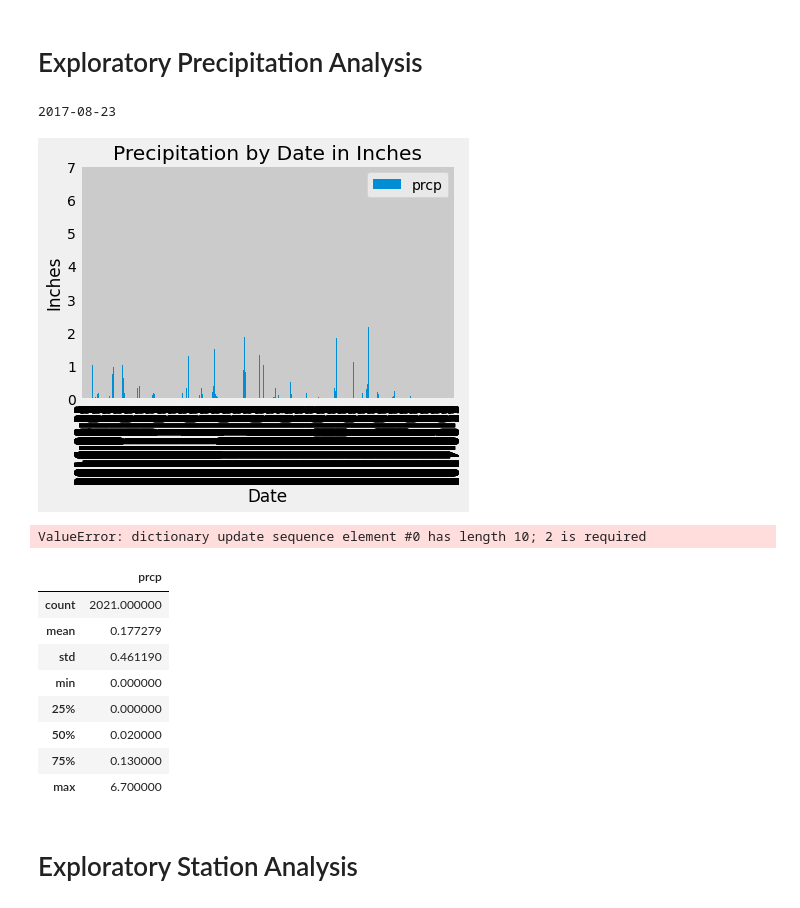
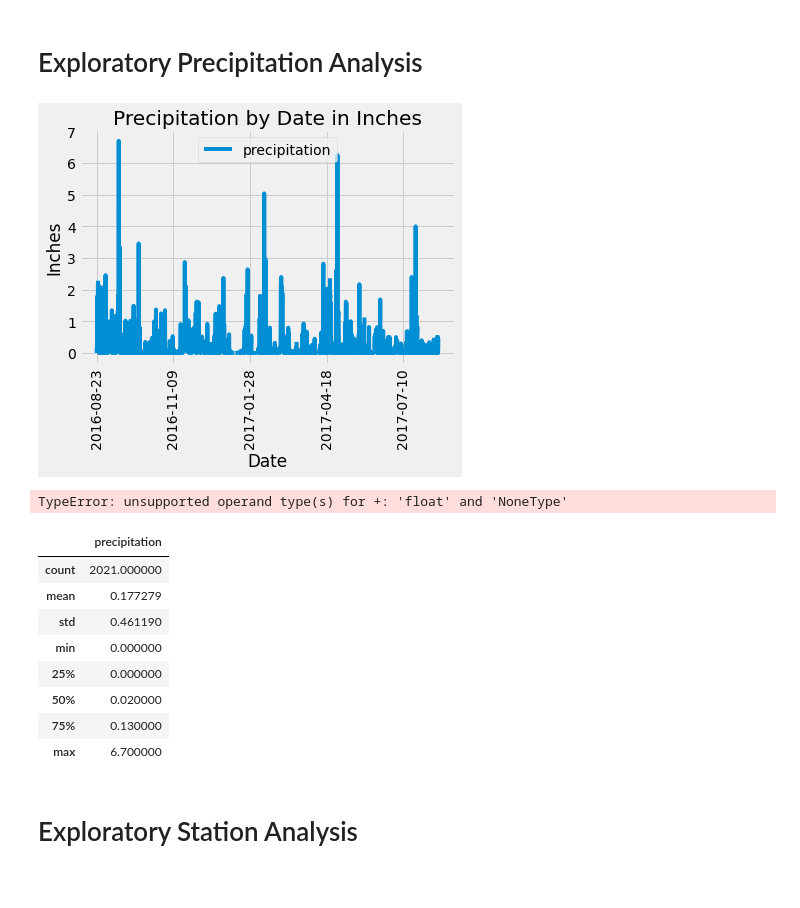
Before and after one commit to marybellavia/sqlalchemy-challenge, a Jupyter notebook: climate_starter.ipynb, the cells around one changed output. Saved outputs shown, nothing was run; the diff lists cells and outputs as text; code cells hidden in the pictures.

Commit message:
finished bar plot and some of the routes, still working

```diff
--- a/climate_starter.ipynb
+++ b/climate_starter.ipynb
@@ -64,47 +64,53 @@ elevation FLOAT
 # Find the most recent date in the data set.
 most_recent_tuple = session.query(Measurement.date).order_by(Measurement.date.desc()).first()
 most_recent_date = most_recent_tuple[0]
-print(most_recent_date)
+
+# Calculating the date one year from the last date in data set.
+prev_year = dt.date(2017, 8, 23) - dt.timedelta(days=365)
-# %% [output]
-2017-08-23
 # %%
 # Design a query to retrieve the last 12 months of precipitation data and plot the results.
 # Starting from the most recent data point in the database.
 # Using this date, retrieve the last 12 months of precipitation data by querying the
 # 12 preceding months of data. Note you do not pass in the date as a variable to your query.
-twelve_months = session.query(Measurement.date, Measurement.prcp).filter(Measurement.date >= '2016-08-23').order_by(Measurement.date).all()
+
+
+twelve_months = session.query(Measurement.date, Measurement.prcp).filter(Measurement.date >= prev_year).order_by(Measurement.date).all()
 
 # Save the query results as a Pandas DataFrame and set the index to the date column
 twelve_months_df = pd.DataFrame(twelve_months, columns=['date', 'prcp'])
-twelve_months_df.set_index('date', inplace=True)
+twelve_months_df = twelve_months_df.rename(columns={'prcp': 'precipitation'})
 
 # Use Pandas Plotting with Matplotlib to plot the data
 # Plot the dataframe as a horizontal bar chart using pandas plotting
-
-twelve_months_df.plot.bar(title="Precipitation by Date in Inches")
+twelve_months_df.plot(x='date', y="precipitation", title="Precipitation by Date in Inches", rot=90)
 plt.ylabel("Inches")
 plt.xlabel("Date")
-plt.tick_params(axis='x', colors='black', rotation=90)
 plt.show()
 # %% [output]
-[figure, old version]
+[figure, new version]
-# %%
-# print(twelve_months)
-
-# prcp_dict = {}
-# for item in twelve_months:
-#     prcp_dict[item[0]] = item[1]
-
-# print(prcp_dict)
-
-prcp_dict = dict(np.ravel(twelve_months))
-# %% [output]
-ValueError: dictionary update sequence element #0 has length 10; 2 is required
+# %%
+session = Session(engine)
+
+results = session.query(Measurement.date, Measurement.prcp).filter(Measurement.date >= '2016-08-23').order_by(Measurement.date).all()
+
+# closing the session
+session.close()
+
+# Converting list of tuples into a dictionary
+prcp_dict = {}
+
+for date, prcp in results:
+    if date in prcp_dict:
+        prcp_dict[date] = prcp_dict[date] + prcp
+    else:
+        prcp_dict[date] = prcp
+# %% [output]
+TypeError: unsupported operand type(s) for +: 'float' and 'NoneType'
 # %%
 # Use Pandas to calcualte the summary statistics for the precipitation data
 twelve_months_df.describe()
 # %% [output]
-|  | prcp |
+|  | precipitation |
 | count | 2021.000000 |
 | mean | 0.177279 |
 | std | 0.461190 |
```
Also changed, not shown: 1 other file.
